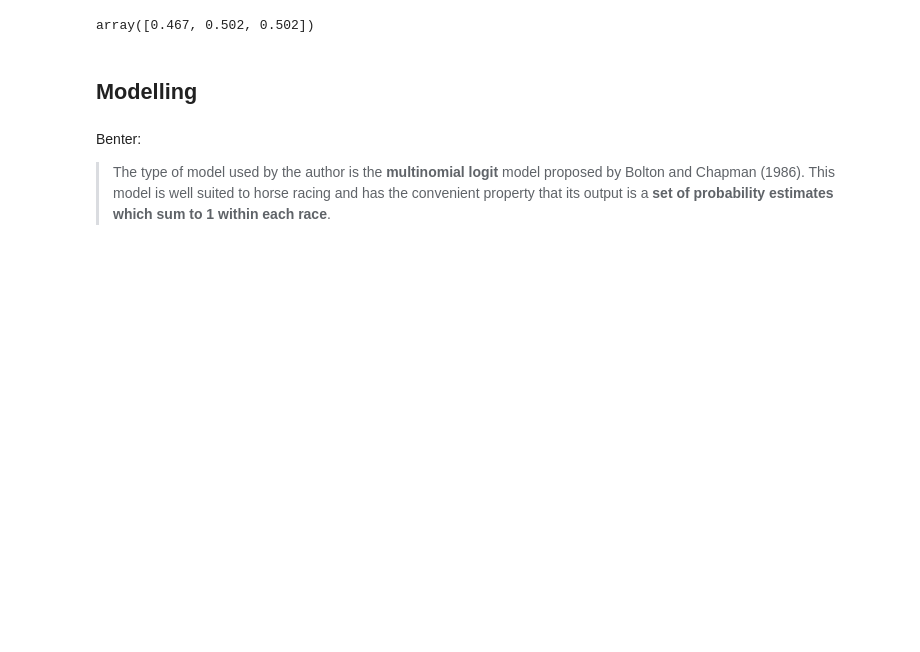
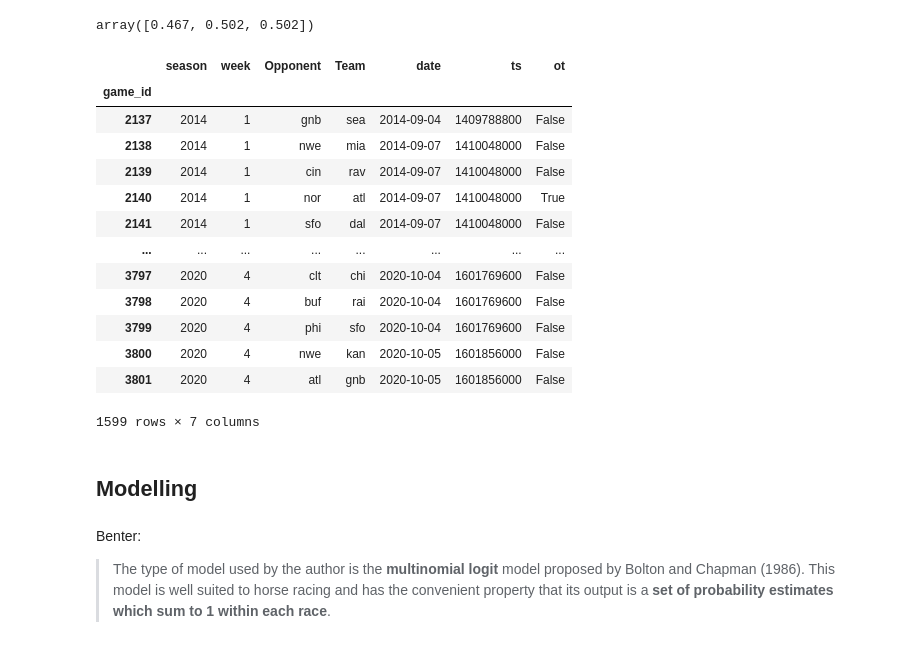
Before and after one commit to capitantoto/boca-belgrano, a Jupyter notebook: ends.ipynb, the cells around one changed output. Drawn from its saved outputs; the diff is of its cells as text; code cells hidden in the pictures; blank space fills up the shorter version.

```diff
--- a/ends.ipynb
+++ b/ends.ipynb
@@ -344,6 +348,23 @@ over_spread = np.array([
 over_spread
 # %% [output]
 array([0.467, 0.502, 0.502])
+# %%
+home[match_cols]
+# %% [output]
+|  | season | week | Opponent | Team | date | ts | ot |
+| game_id |  |  |  |  |  |  |  |
+| 2137 | 2014 | 1 | gnb | sea | 2014-09-04 | 1409788800 | False |
+| 2138 | 2014 | 1 | nwe | mia | 2014-09-07 | 1410048000 | False |
+| 2139 | 2014 | 1 | cin | rav | 2014-09-07 | 1410048000 | False |
+| 2140 | 2014 | 1 | nor | atl | 2014-09-07 | 1410048000 | True |
+| 2141 | 2014 | 1 | sfo | dal | 2014-09-07 | 1410048000 | False |
+| ... | ... | ... | ... | ... | ... | ... | ... |
+| 3797 | 2020 | 4 | clt | chi | 2020-10-04 | 1601769600 | False |
+| 3798 | 2020 | 4 | buf | rai | 2020-10-04 | 1601769600 | False |
+| 3799 | 2020 | 4 | phi | sfo | 2020-10-04 | 1601769600 | False |
+| 3800 | 2020 | 4 | nwe | kan | 2020-10-05 | 1601856000 | False |
+| 3801 | 2020 | 4 | atl | gnb | 2020-10-05 | 1601856000 | False |
+1599 rows × 7 columns
 # %% [markdown]
 ## Modelling
 # %% [markdown]
```
Also changed, not shown: parts of 125 cells of this notebook.
